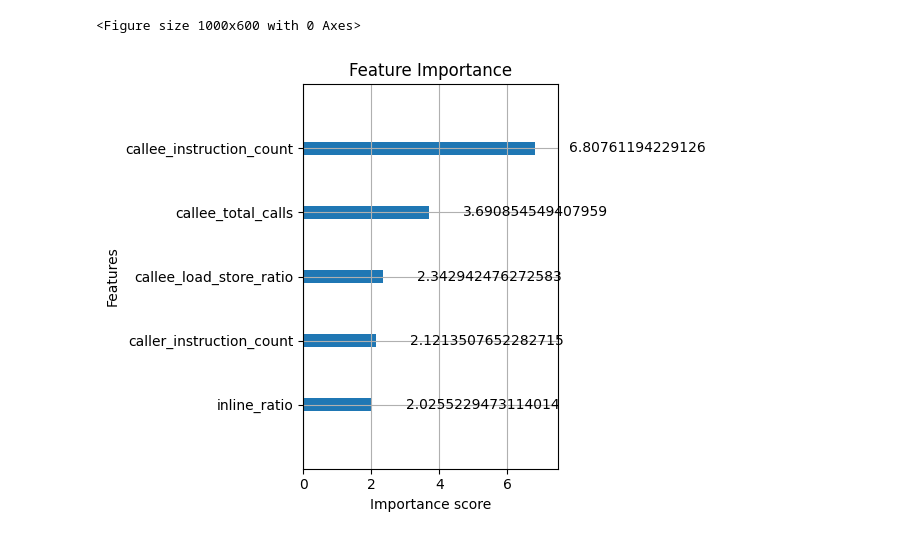
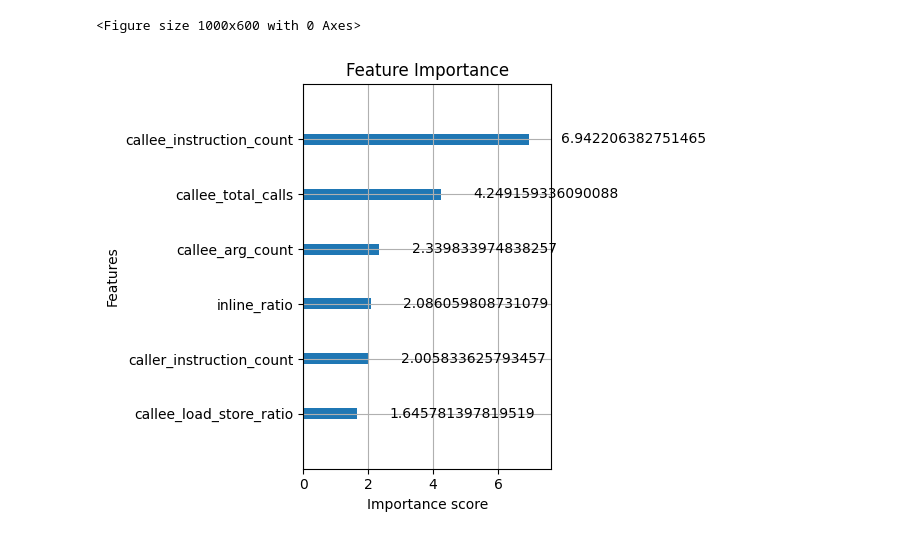
Before and after one commit to eckertliam/inline-ml, a Jupyter notebook: feature_selection.ipynb, the cells around one changed output. Drawn from its saved outputs; the diff is of its cells as text; code cells hidden in the pictures.

```diff
--- a/feature_selection.ipynb
+++ b/feature_selection.ipynb
@@ -36,39 +43,34 @@ Callee and caller instruction count are highly correlated (0.96 and 1 respective
 from xgboost import XGBClassifier, plot_importance
 
 # drop columns we have already ruled out as features
 # also drop string columns
 # callee_is_recursive, callee_arg_count, and callee_marked_inline are dropped because we haven't found a good way to mine this data yet
-# TODO: handle callee_is_recursive
-# TODO: handle callee_arg_count
-# TODO: handle callee_marked_inline
 x = df.drop(
     columns=[
         "callee_name",
         "caller_name",
+        "llvm_inlining_decision",
         "callee_is_recursive",
-        "llvm_inlining_decision",
-        "callee_arg_count",
         "callee_basic_blocks",
         "caller_basic_blocks",
-        "callee_marked_inline"
     ]
 )
 
 # target column
 y = df["llvm_inlining_decision"].astype(int)
 
 # Train the model
 model = XGBClassifier(eval_metric="logloss")
 model.fit(x, y)
 
 # Plot feature importance
 plt.figure(figsize=(10, 6))
 plot_importance(model, max_num_features=20, importance_type="gain")
 plt.title("Feature Importance")
 plt.tight_layout()
 plt.show()
 # %% [output]
 <Figure size 1000x600 with 0 Axes>
-[figure, old version]
+[figure, new version]
 # %% [markdown]
 # Feature Importance
```
Also changed, not shown: parts of 7 cells of this notebook, 9 other files.
